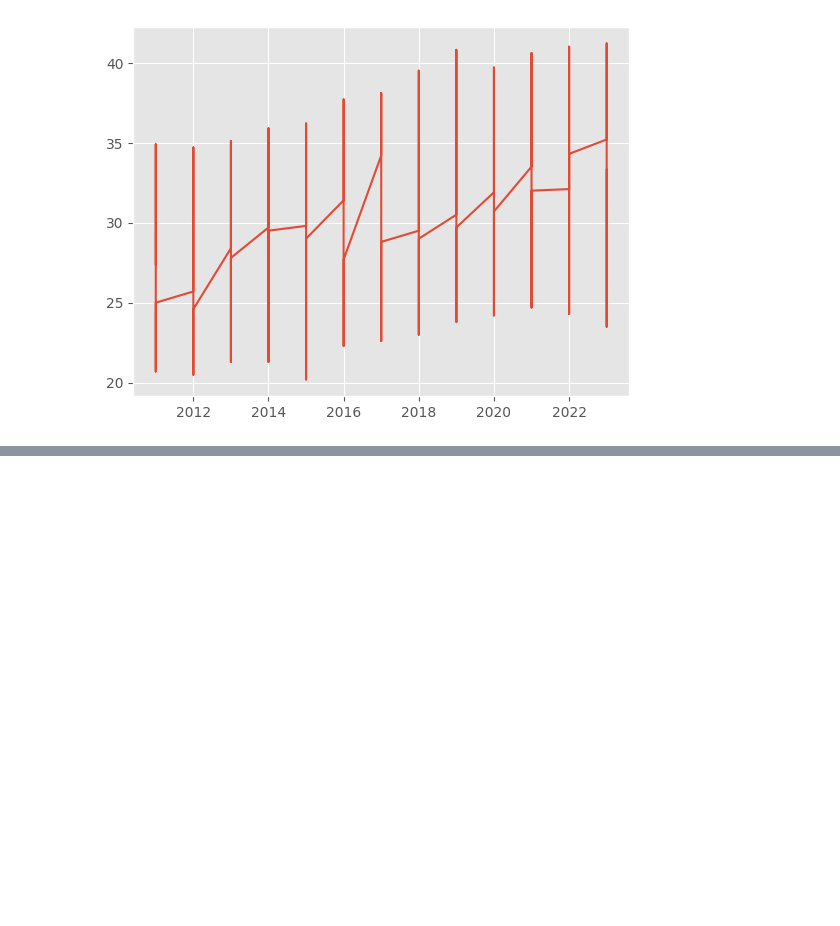
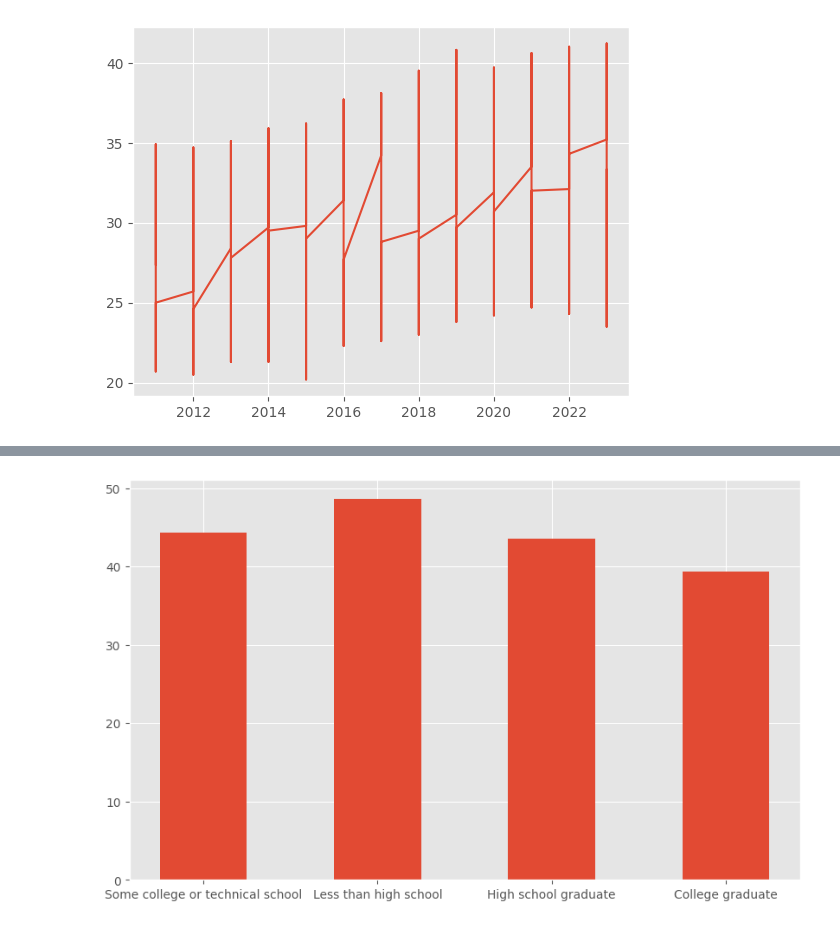
Before and after one commit to MerMer12345/DataScienceAssignment, a Jupyter notebook: DataExploration.ipynb, the cells around one changed output, grey strips where cells are left out. Cells and saved outputs as stored; diff of their text form; code cells hidden in the pictures; blank space fills up the shorter version.

Commit message:
added more diagrams

```diff
--- a/DataExploration.ipynb
+++ b/DataExploration.ipynb
@@ -27,0 +31,7 @@ plt.show()
+# %%
+df2 = pd.read_csv('Data/Obesity/Obesity_file_Education.csv')
+plt.figure(figsize=(10,6))
+plt.bar(df2['Education'], df2['Data_Value'], width=0.5)
+plt.show();
+# %% [output]
+[figure, added]
```
Also changed, not shown: parts of 4 cells of this notebook.
